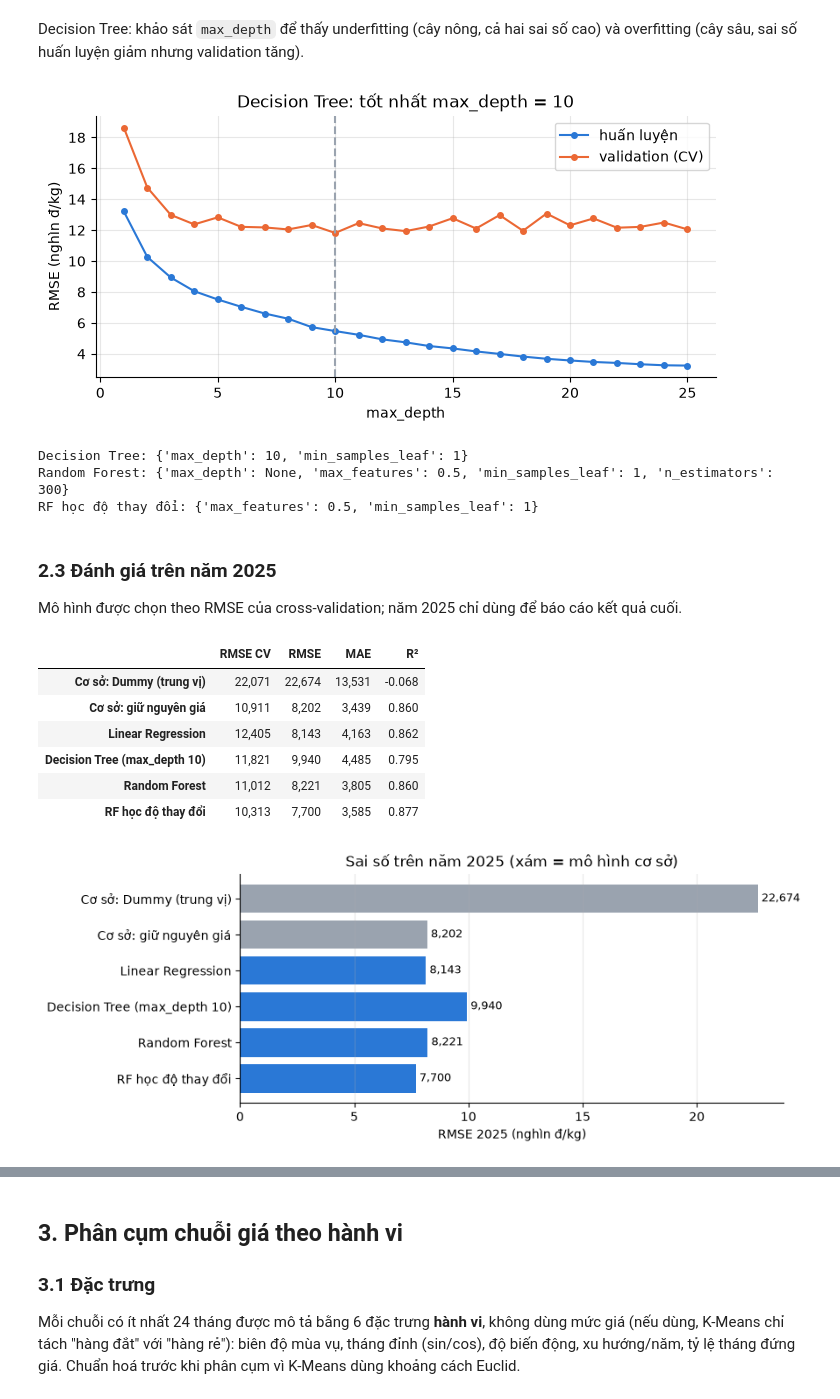
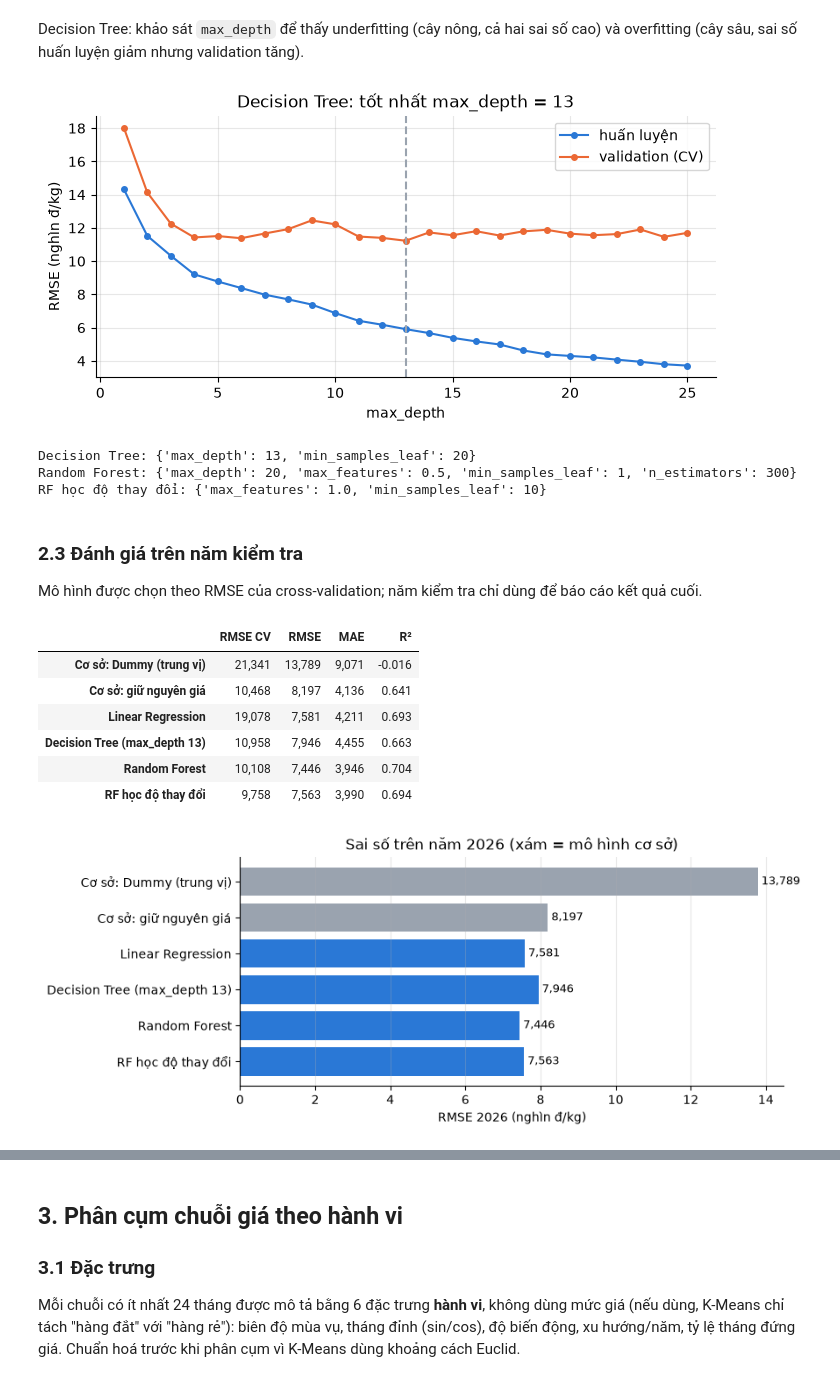
Before and after one commit to VSang916/KhoDL, a Jupyter notebook: luong/ml/KhaiPha_GiaNongSan.ipynb, the cells around one changed output, grey strips where cells are left out. Drawn from its saved outputs; the diff is of its cells as text; code cells hidden in the pictures.

Commit message:
update data

```diff
--- a/luong/ml/KhaiPha_GiaNongSan.ipynb
+++ b/luong/ml/KhaiPha_GiaNongSan.ipynb
@@ -56,15 +56,12 @@ Nếu ClickHouse không chạy thì đọc bản chụp `data/ttns_v_price_month
 # %%
 SQL = "SELECT * FROM ttns.v_price_monthly WHERE don_vi_tinh = 'VNĐ/kg' FORMAT CSVWithNames"
-VUNG = {"Sơn La": "Trung du và miền núi phía Bắc", "TP. Hà Nội": "Đồng bằng sông Hồng",
-        "Hưng Yên": "Đồng bằng sông Hồng", "Tây Ninh": "Đông Nam Bộ"}
 try:
     r = requests.post(os.getenv("CLICKHOUSE_URL", "http://localhost:8123"), data=SQL.encode("utf-8"),
                       auth=("default", os.getenv("CLICKHOUSE_PASSWORD", "mypassword")), timeout=30)
     r.raise_for_status()
     raw, source = pd.read_csv(io.StringIO(r.text)), "ClickHouse"
 except Exception as exc:
-    raw = pd.read_csv("data/ttns_v_price_monthly.csv").query("don_vi_tinh == 'VNĐ/kg'")
-    raw["vung"] = raw["tinh_moi"].map(VUNG).fillna("Đồng bằng sông Cửu Long")
+    raw = pd.read_csv("data/kho_v_price_monthly.csv").query("don_vi_tinh == 'VNĐ/kg'")
     source = f"bản chụp CSV ({type(exc).__name__})"
 raw["month"] = pd.to_datetime(raw["month"])
 raw["sid"] = raw.groupby(KEY, sort=True).ngroup()
@@ -92,7 +90,8 @@ Chia **theo thời gian**: huấn luyện đến 12/2024, kiểm tra cả năm 2
 (train luôn nằm trước validation). Chia ngẫu nhiên sẽ cho mô hình nhìn thấy tương lai.
 # %%
 TARGET = "median_price"
-CUT = pd.Timestamp("2025-01-01")
+TEST_YEAR = d["month"].max().year
+CUT = pd.Timestamp(TEST_YEAR, 1, 1)
 train, test = d[d["month"] < CUT].reset_index(drop=True), d[d["month"] >= CUT].reset_index(drop=True)
 X_train, y_train, X_test, y_test = train[NUM + CAT], train[TARGET], test[NUM + CAT], test[TARGET]
 
@@ -170,7 +169,7 @@ ax.set(xlabel="max_depth", ylabel="RMSE (nghìn đ/kg)", title=f"Decision Tree:
 ax.legend()
 show(fig, "01_decision_tree_max_depth")
 # %% [output]
-[figure, old version]
+[figure, new version]
 # %%
 dt_params = grid(make_pipeline(DecisionTreeRegressor(random_state=SEED)),
                  {"regressor__model__max_depth": [best_depth + i for i in (-2, -1, 0, 1, 2)],
@@ -182,12 +181,12 @@ delta_params = grid(DeltaRegressor(RandomForestRegressor(n_estimators=300, rando
                     {"model__min_samples_leaf": [1, 5, 10, 20, 40], "model__max_features": [0.5, 1.0]})
 print("Decision Tree:", dt_params, "\nRandom Forest:", rf_params, "\nRF học độ thay đổi:", delta_params)
 # %% [output]
-Decision Tree: {'max_depth': 10, 'min_samples_leaf': 1}
-Random Forest: {'max_depth': None, 'max_features': 0.5, 'min_samples_leaf': 1, 'n_estimators': 300}
-RF học độ thay đổi: {'max_features': 0.5, 'min_samples_leaf': 1}
+Decision Tree: {'max_depth': 13, 'min_samples_leaf': 20}
+Random Forest: {'max_depth': 20, 'max_features': 0.5, 'min_samples_leaf': 1, 'n_estimators': 300}
+RF học độ thay đổi: {'max_features': 1.0, 'min_samples_leaf': 10}
 # %% [markdown]
-### 2.3 Đánh giá trên năm 2025
-Mô hình được chọn theo RMSE của cross-validation; năm 2025 chỉ dùng để báo cáo kết quả cuối.
+### 2.3 Đánh giá trên năm kiểm tra
+Mô hình được chọn theo RMSE của cross-validation; năm kiểm tra chỉ dùng để báo cáo kết quả cuối.
 # %%
 models = {
     "Cơ sở: Dummy (trung vị)": make_pipeline(DummyRegressor(strategy="median")),
@@ -208,21 +207,21 @@ result = pd.DataFrame(rows).T.loc[["Cơ sở: Dummy (trung vị)", "Cơ sở: gi
 result.style.format({"RMSE CV": "{:,.0f}", "RMSE": "{:,.0f}", "MAE": "{:,.0f}", "R²": "{:.3f}"})
 # %% [output]
 |  | RMSE CV | RMSE | MAE | R² |
-| Cơ sở: Dummy (trung vị) | 22,071 | 22,674 | 13,531 | -0.068 |
-| Cơ sở: giữ nguyên giá | 10,911 | 8,202 | 3,439 | 0.860 |
-| Linear Regression | 12,405 | 8,143 | 4,163 | 0.862 |
-| Decision Tree (max_depth 10) | 11,821 | 9,940 | 4,485 | 0.795 |
-| Random Forest | 11,012 | 8,221 | 3,805 | 0.860 |
-| RF học độ thay đổi | 10,313 | 7,700 | 3,585 | 0.877 |
+| Cơ sở: Dummy (trung vị) | 21,341 | 13,789 | 9,071 | -0.016 |
+| Cơ sở: giữ nguyên giá | 10,468 | 8,197 | 4,136 | 0.641 |
+| Linear Regression | 19,078 | 7,581 | 4,211 | 0.693 |
+| Decision Tree (max_depth 13) | 10,958 | 7,946 | 4,455 | 0.663 |
+| Random Forest | 10,108 | 7,446 | 3,946 | 0.704 |
+| RF học độ thay đổi | 9,758 | 7,563 | 3,990 | 0.694 |
 # %%
 fig, ax = plt.subplots(figsize=(8, 3.4))
 vals = result["RMSE"].iloc[::-1]
 ax.barh(vals.index, vals / 1000, color=[GRAY if n.startswith("Cơ sở") else BLUE for n in vals.index])
 for i, v in enumerate(vals):
     ax.text(v / 1000, i, f" {v:,.0f}", va="center", fontsize=9)
-ax.set(xlabel="RMSE 2025 (nghìn đ/kg)", title="Sai số trên năm 2025 (xám = mô hình cơ sở)")
+ax.set(xlabel=f"RMSE {TEST_YEAR} (nghìn đ/kg)", title=f"Sai số trên năm {TEST_YEAR} (xám = mô hình cơ sở)")
 ax.grid(axis="y", visible=False)
 show(fig, "02_so_sanh_mo_hinh")
 # %% [output]
-[figure, old version]
+[figure, new version]
 # %% [markdown]
```
Also changed, not shown: parts of 14 cells of this notebook, 35 other files.
